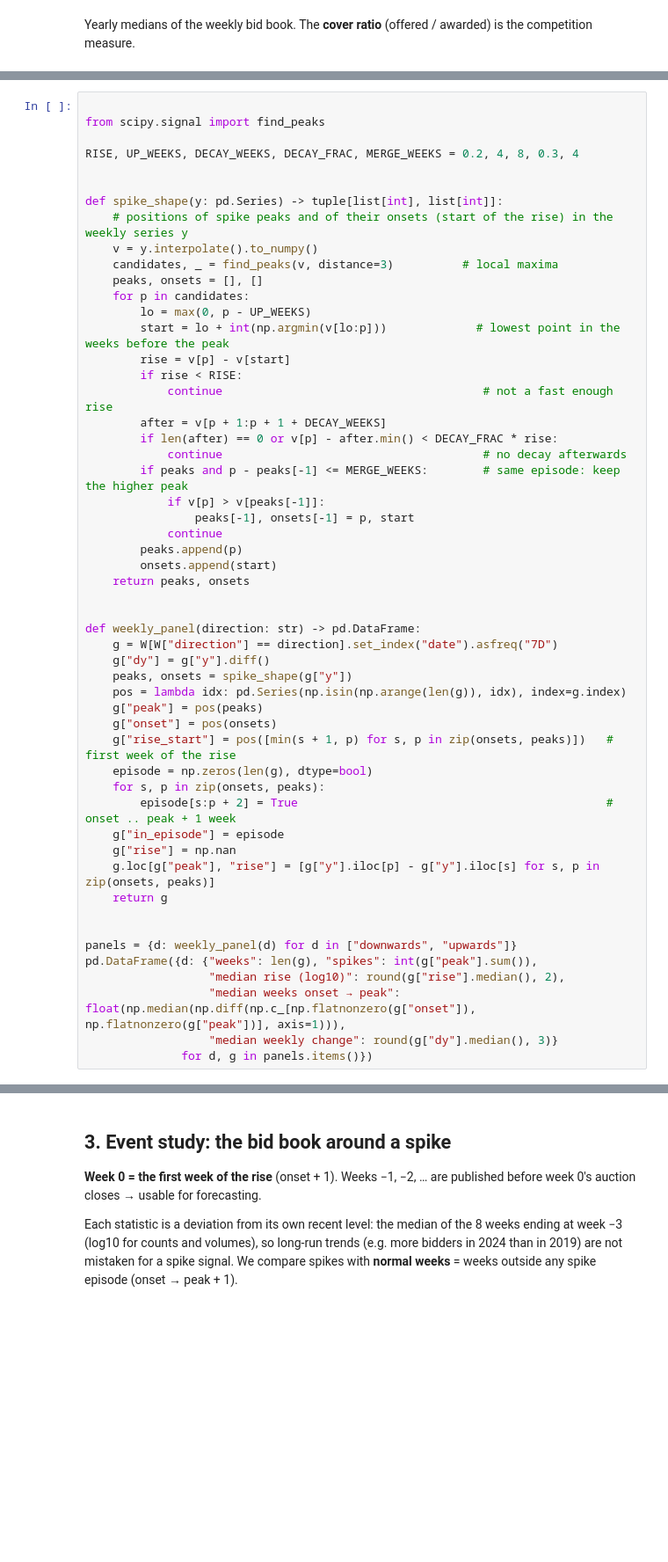
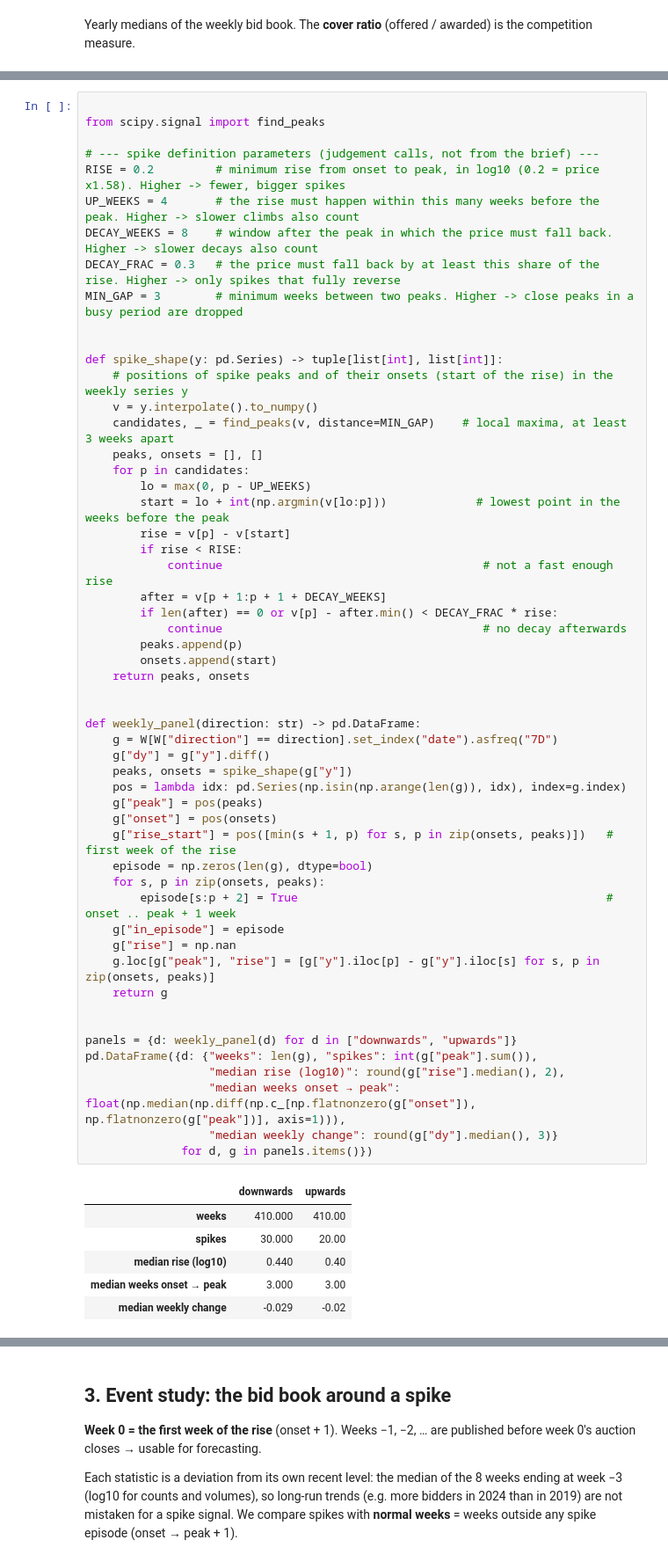
Before and after one commit to carolinaaraujo23/Swissgrid-reserve-price-forecast, a Jupyter notebook: notebooks/m3_eda_bidbook.ipynb, the cells around one changed output, grey strips where cells are left out. Shown at 88% size. Drawn from its saved outputs; the diff is of its cells as text; blank space fills up the shorter version.

```diff
--- a/notebooks/m3_eda_bidbook.ipynb
+++ b/notebooks/m3_eda_bidbook.ipynb
@@ -120,13 +160,18 @@ The analysis "before a spike" is aligned on the **first week of the rise** (onse
 
 from scipy.signal import find_peaks
 
-RISE, UP_WEEKS, DECAY_WEEKS, DECAY_FRAC, MERGE_WEEKS = 0.2, 4, 8, 0.3, 4
+# --- spike definition parameters (judgement calls, not from the brief) ---
+RISE = 0.2         # minimum rise from onset to peak, in log10 (0.2 = price x1.58). Higher -> fewer, bigger spikes
+UP_WEEKS = 4       # the rise must happen within this many weeks before the peak. Higher -> slower climbs also count
+DECAY_WEEKS = 8    # window after the peak in which the price must fall back. Higher -> slower decays also count
+DECAY_FRAC = 0.3   # the price must fall back by at least this share of the rise. Higher -> only spikes that fully reverse
+MIN_GAP = 3        # minimum weeks between two peaks. Higher -> close peaks in a busy period are dropped
 
 
 def spike_shape(y: pd.Series) -> tuple[list[int], list[int]]:
     # positions of spike peaks and of their onsets (start of the rise) in the weekly series y
     v = y.interpolate().to_numpy()
-    candidates, _ = find_peaks(v, distance=3)          # local maxima
+    candidates, _ = find_peaks(v, distance=MIN_GAP)    # local maxima, at least 3 weeks apart
     peaks, onsets = [], []
     for p in candidates:
         lo = max(0, p - UP_WEEKS)
@@ -137,36 +182,39 @@ def spike_shape(y: pd.Series) -> tuple[list[int], list[int]]:
         after = v[p + 1:p + 1 + DECAY_WEEKS]
         if len(after) == 0 or v[p] - after.min() < DECAY_FRAC * rise:
             continue                                      # no decay afterwards
-        if peaks and p - peaks[-1] <= MERGE_WEEKS:        # same episode: keep the higher peak
-            if v[p] > v[peaks[-1]]:
-                peaks[-1], onsets[-1] = p, start
-            continue
         peaks.append(p)
         onsets.append(start)
     return peaks, onsets
 
 
 def weekly_panel(direction: str) -> pd.DataFrame:
     g = W[W["direction"] == direction].set_index("date").asfreq("7D")
     g["dy"] = g["y"].diff()
     peaks, onsets = spike_shape(g["y"])
     pos = lambda idx: pd.Series(np.isin(np.arange(len(g)), idx), index=g.index)
     g["peak"] = pos(peaks)
     g["onset"] = pos(onsets)
     g["rise_start"] = pos([min(s + 1, p) for s, p in zip(onsets, peaks)])   # first week of the rise
     episode = np.zeros(len(g), dtype=bool)
     for s, p in zip(onsets, peaks):
         episode[s:p + 2] = True                                             # onset .. peak + 1 week
     g["in_episode"] = episode
     g["rise"] = np.nan
     g.loc[g["peak"], "rise"] = [g["y"].iloc[p] - g["y"].iloc[s] for s, p in zip(onsets, peaks)]
     return g
 
 
 panels = {d: weekly_panel(d) for d in ["downwards", "upwards"]}
 pd.DataFrame({d: {"weeks": len(g), "spikes": int(g["peak"].sum()),
                   "median rise (log10)": round(g["rise"].median(), 2),
                   "median weeks onset → peak": float(np.median(np.diff(np.c_[np.flatnonzero(g["onset"]), np.flatnonzero(g["peak"])], axis=1))),
                   "median weekly change": round(g["dy"].median(), 3)}
               for d, g in panels.items()})
+# %% [output]
+|  | downwards | upwards |
+| weeks | 410.000 | 410.00 |
+| spikes | 30.000 | 20.00 |
+| median rise (log10) | 0.440 | 0.40 |
+| median weeks onset → peak | 3.000 | 3.00 |
+| median weekly change | -0.029 | -0.02 |
 # %% [markdown]
```
Also changed, not shown: parts of 21 cells of this notebook, 3 other files.
